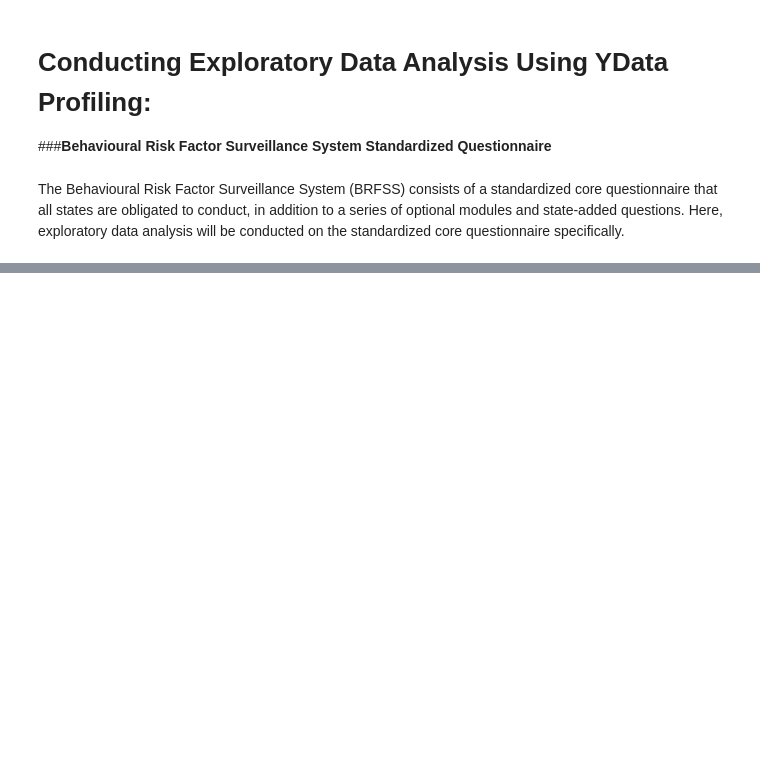
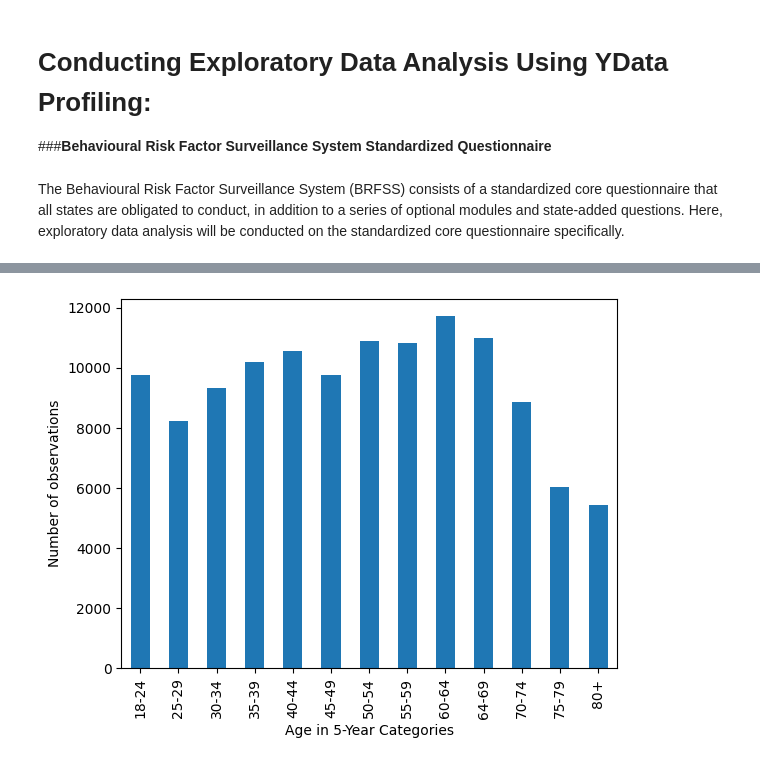
Before and after one commit to laura-cramm/CIND-820-Big-Data-Analytics-Project, a Jupyter notebook: Exploratory Data Analysis/CIND_820_Exploratory_Data_Analysis_(Core_Modules).ipynb, the cells around one changed output, grey strips where cells are left out. Saved outputs shown, nothing was run; the diff lists cells and outputs as text; code cells hidden in the pictures; blank space fills up the shorter version.

```diff
--- a/Exploratory Data Analysis/CIND_820_Exploratory_Data_Analysis_(Core_Modules).ipynb
+++ b/Exploratory Data Analysis/CIND_820_Exploratory_Data_Analysis_(Core_Modules).ipynb
@@ -32,7 +44,7 @@ from ydata_profiling import ProfileReport
 # %%
 #Reading the csv file containing the standardized core BRFSS data and saving
 #it to a pandas data frame
-brfssCore = pd.read_csv("/content/CoreSurvey.csv")
+brfssCore = pd.read_csv(r"C:\Users\Laura Cramm\Documents\TMU 2024\CIND 820\3. Initial Results\EDA\CoreSurvey.csv")
 # %%
 #The COVIDPOS variable represents the answer to the question: "Has a doctor,
 #nurse, or other health professional ever told you that you tested positive for COVID 19"
@@ -310,0 +343,12 @@ edaCore.to_file("exploratory_data_analysis_core_modules.html")
+# %%
+brfssCore['_AGEG5YR'].value_counts(sort=False).plot(kind="bar")
+labels = ["18-24", "25-29", "30-34", "35-39", "40-44", "45-49", "50-54", "55-59", "60-64",
+          "64-69", "70-74", "75-79", "80+"]
+x = [0, 1, 2, 3, 4, 5, 6, 7, 8, 9, 10, 11, 12]
+plt.xticks(x, labels)
+
+plt.xlabel('Age in 5-Year Categories')
+plt.ylabel('Number of observations')
+plt.savefig('Age.pdf')
+# %% [output]
+[figure, added]
```
Also changed, not shown: parts of 9 cells of this notebook.
